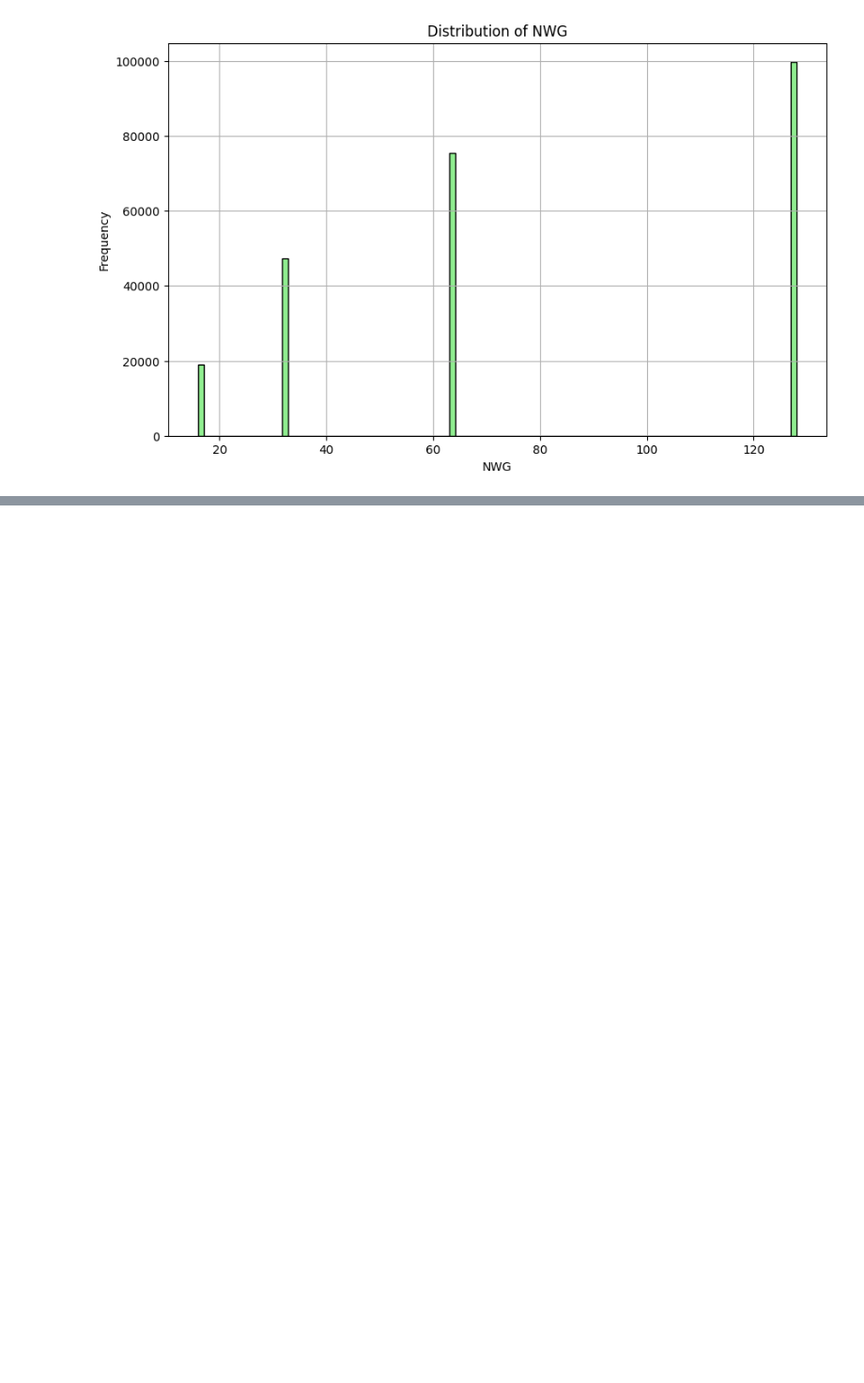
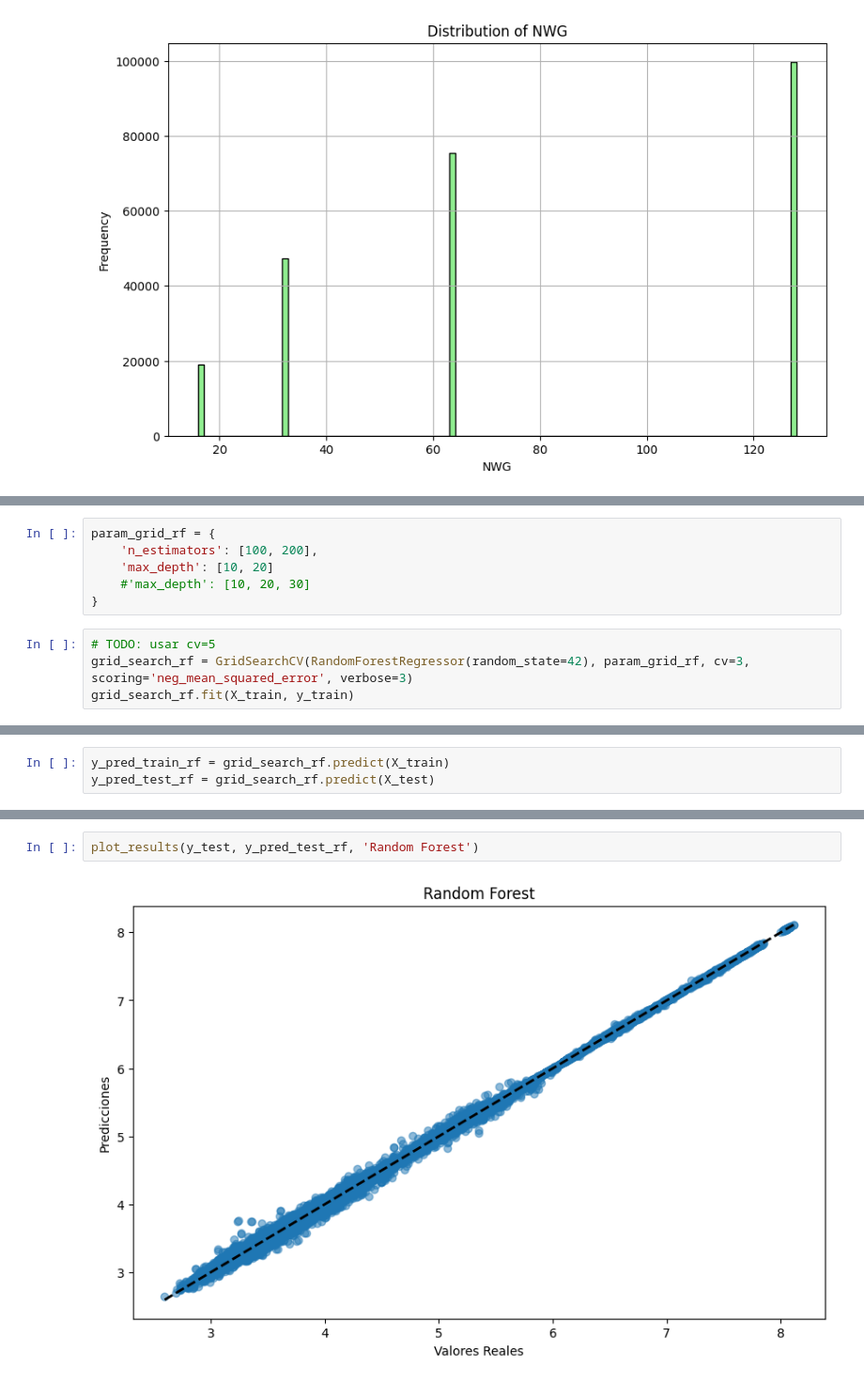
Before and after one commit to daneelsan/INF648-Project, a Jupyter notebook: notebooks/entregable-03-grupo-01.ipynb, the cells around one changed output, grey strips where cells are left out. Shown at 94% size. Saved outputs shown, nothing was run; the diff lists cells and outputs as text; blank space fills up the shorter version.

```diff
--- a/notebooks/entregable-03-grupo-01.ipynb
+++ b/notebooks/entregable-03-grupo-01.ipynb
@@ -162,0 +283,10 @@ Name: count, dtype: int64
+# %%
+param_grid_rf = {
+    'n_estimators': [100, 200],
+    'max_depth': [10, 20]
+    #'max_depth': [10, 20, 30]
+}
+# %%
+# TODO: usar cv=5
+grid_search_rf = GridSearchCV(RandomForestRegressor(random_state=42), param_grid_rf, cv=3, scoring='neg_mean_squared_error', verbose=3)
+grid_search_rf.fit(X_train, y_train)
@@ -162,0 +310,3 @@ Name: count, dtype: int64
+# %%
+y_pred_train_rf = grid_search_rf.predict(X_train)
+y_pred_test_rf = grid_search_rf.predict(X_test)
@@ -162,0 +323,4 @@ Name: count, dtype: int64
+# %%
+plot_results(y_test, y_pred_test_rf, 'Random Forest')
+# %% [output]
+[figure, added]
```
Also changed, not shown: parts of 33 cells of this notebook.
